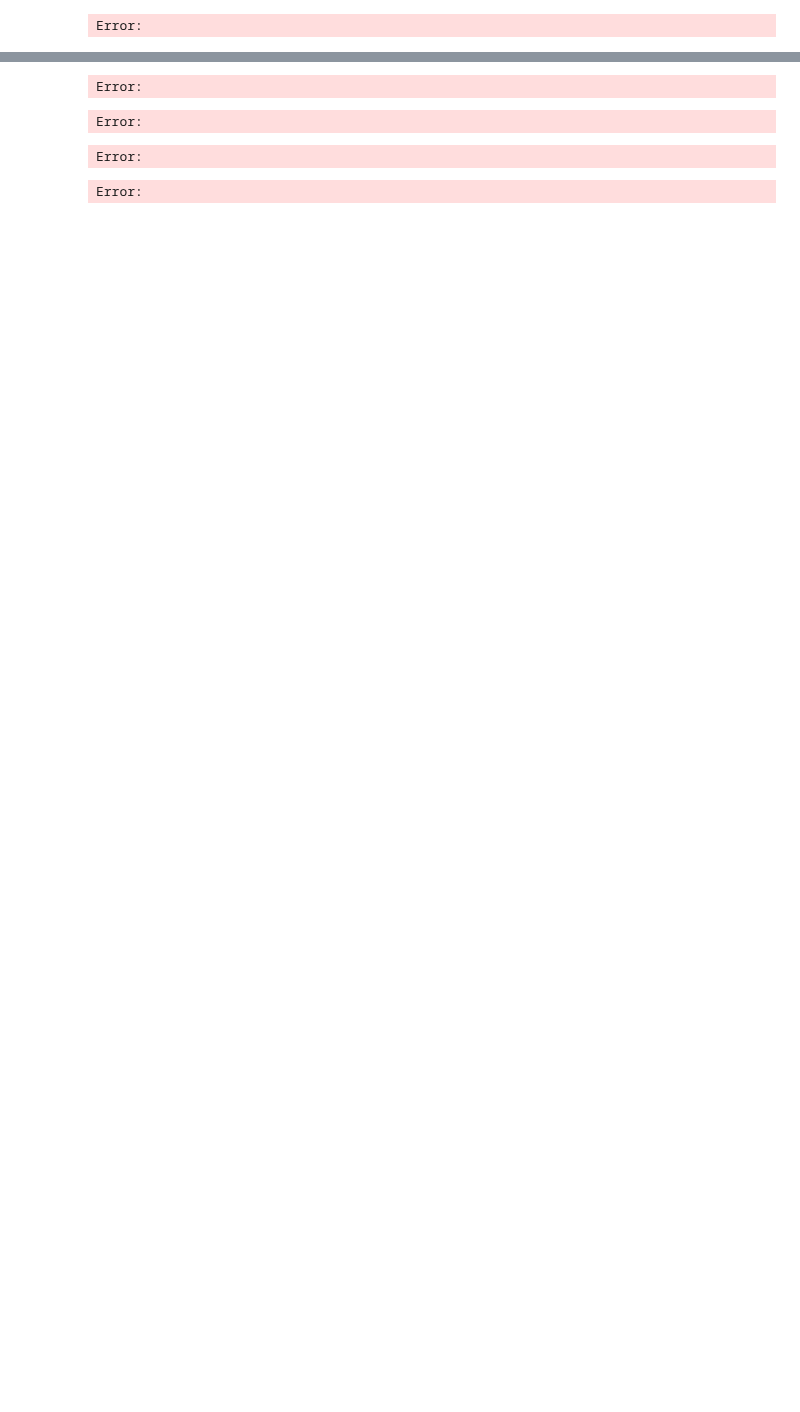
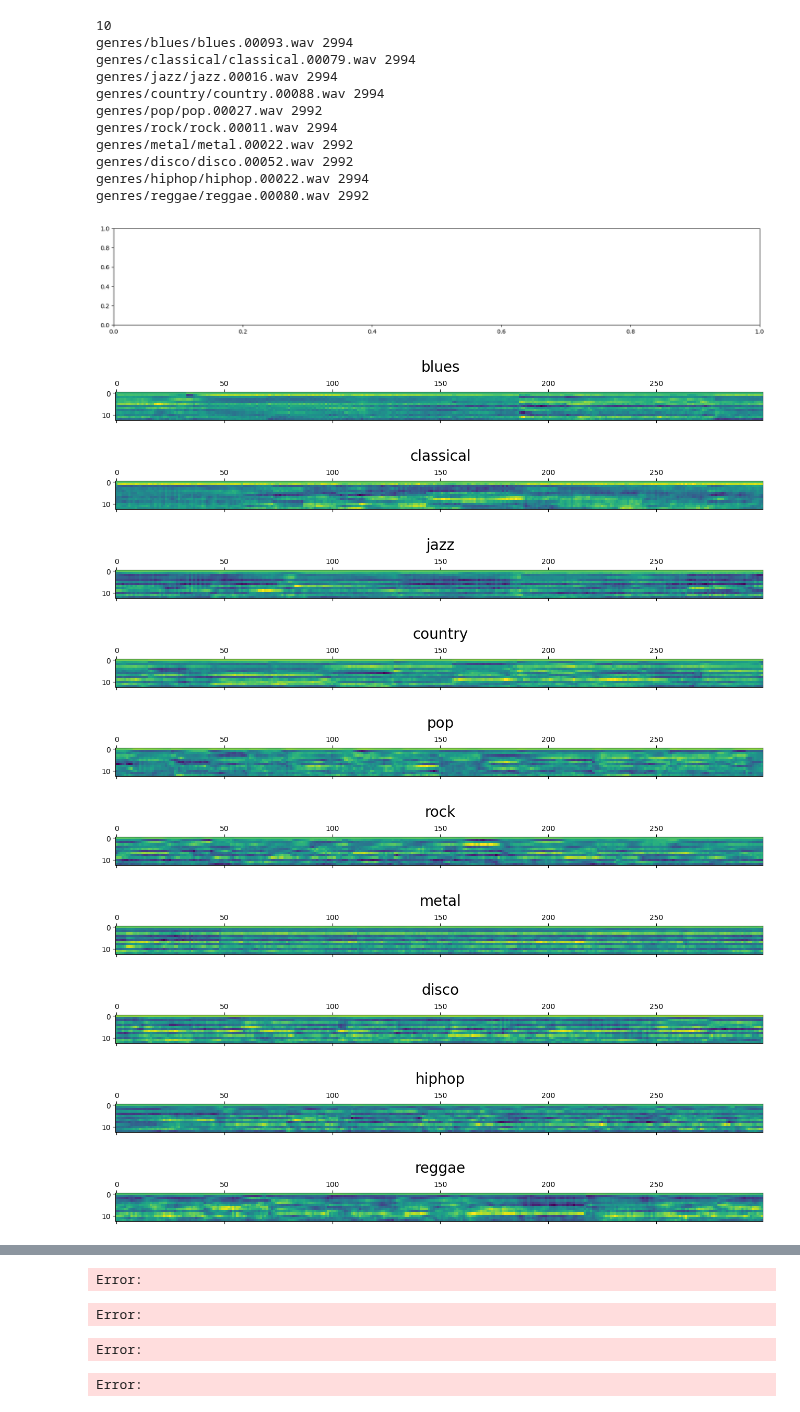
Before and after one commit to helloames/markov-country-music, a Jupyter notebook: eda.ipynb, the cells around one changed output, grey strips where cells are left out. Drawn from its saved outputs; the diff is of its cells as text; code cells hidden in the pictures; blank space fills up the shorter version.

```diff
--- a/eda.ipynb
+++ b/eda.ipynb
@@ -8,9 +8,9 @@ from sklearn.metrics import confusion_matrix
 import itertools
 import os
 
-import kagglehub
+# how to download the data
+# import kagglehub
 
 # Download latest version
-path = kagglehub.dataset_download("andradaolteanu/gtzan-dataset-music-genre-classification")
-
-print("Path to dataset files:", path)
+# path = kagglehub.dataset_download("andradaolteanu/gtzan-dataset-music-genre-classification")
+# print("Path to dataset files:", path)
@@ -35,23 +37,44 @@ Error:
 # %%
 import glob
 import os.path as path
-genre_list = [“blues”,”classical”, “jazz”, “country”, “pop”, “rock”, “metal”, “disco”, “hiphop”, “reggae”]
+genre_list = ["blues","classical", "jazz", "country", "pop", "rock", "metal", "disco", "hiphop", "reggae"]
 print(len(genre_list))
 figure = plt.figure(figsize=(20,3))
 for idx ,genre in enumerate(genre_list):
-   example_data_path = ‘genres/’ + genre
-   file_paths = glob.glob(path.join(example_data_path, ‘*.wav’))
+   example_data_path = 'genres/' + genre
+   file_paths = glob.glob(path.join(example_data_path, '*.wav'))
    sampling_freq, audio = wavfile.read(file_paths[0])
    mfcc_features = mfcc(audio, sampling_freq, nfft=1024)
    print(file_paths[0], mfcc_features.shape[0])
-   plt.yscale(‘linear’)
+   plt.yscale('linear')
    plt.matshow((mfcc_features.T)[:,:300])
-   plt.text(150, -10, genre, horizontalalignment=’center’, fontsize=20)
+   plt.text(150, -10, genre, horizontalalignment='center', fontsize=20)
 
-plt.yscale(‘linear’)
+plt.yscale('linear')
 plt.show()
 # %% [output]
-Error:
+10
+genres/blues/blues.00093.wav 2994
+genres/classical/classical.00079.wav 2994
+genres/jazz/jazz.00016.wav 2994
+genres/country/country.00088.wav 2994
+genres/pop/pop.00027.wav 2992
+genres/rock/rock.00011.wav 2994
+genres/metal/metal.00022.wav 2992
+genres/disco/disco.00052.wav 2992
+genres/hiphop/hiphop.00022.wav 2994
+genres/reggae/reggae.00080.wav 2992
+[figure, added]
+[figure, added]
+[figure, added]
+[figure, added]
+[figure, added]
+[figure, added]
+[figure, added]
+[figure, added]
+[figure, added]
+[figure, added]
+[figure, added]
 # %%
 class HMMTrainer(object):
   def __init__(self, model_name='GaussianHMM', n_components=4, cov_type='diag', n_iter=1000):
```
Also changed, not shown: parts of 5 cells of this notebook, 1 other file.
